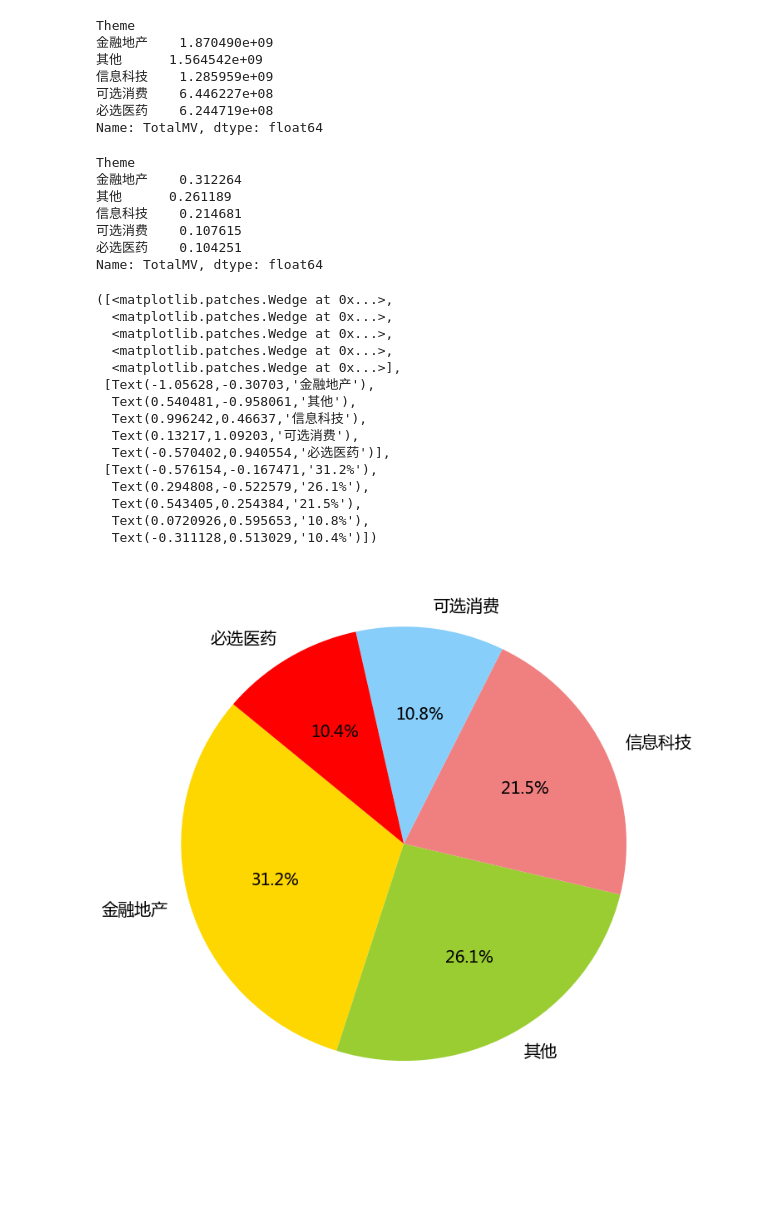
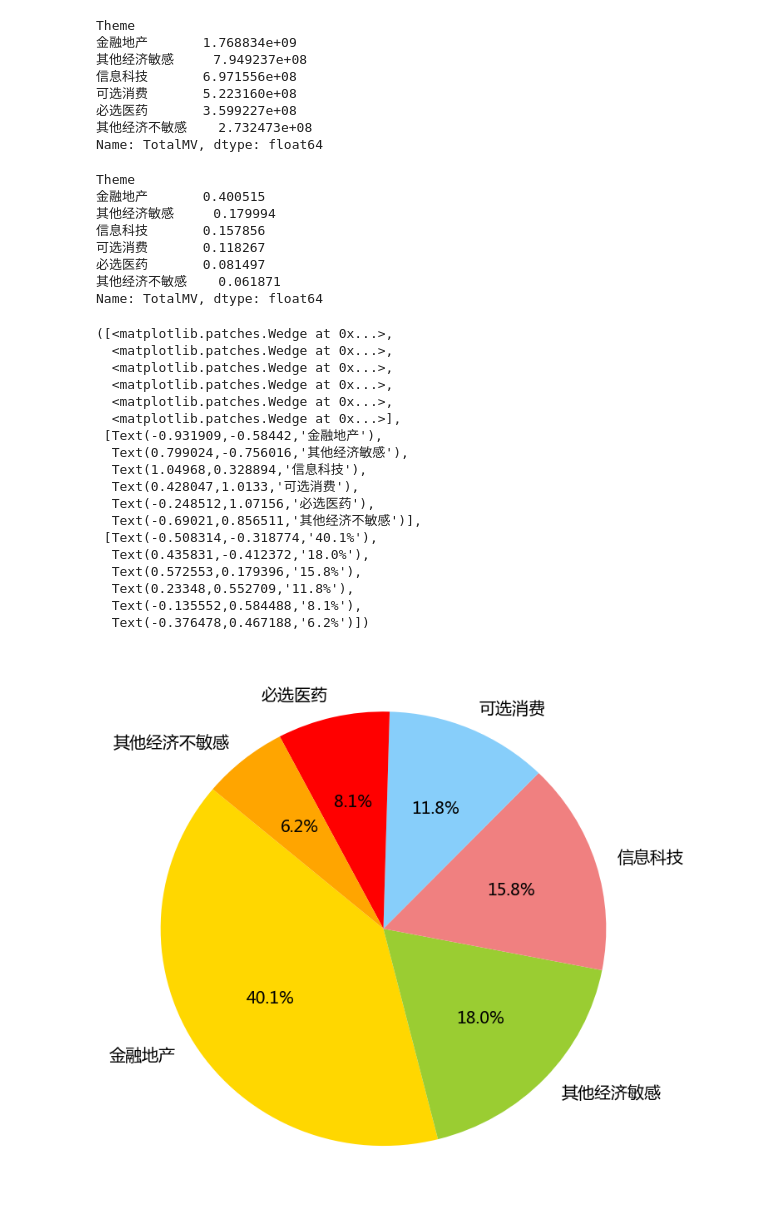
Before and after one commit to sharkwang/FOF-Manager, a Jupyter notebook: notebook/上市公司行业分类占比.ipynb, the cells around one changed output. Saved outputs shown, nothing was run; the diff lists cells and outputs as text; code cells hidden in the pictures; blank space fills up the shorter version.

```diff
--- a/notebook/上市公司行业分类占比.ipynb
+++ b/notebook/上市公司行业分类占比.ipynb
@@ -17,0 +18,2 @@ df.head()
+# %%
+df = df[df[u'是否中证800'] == u'是']
@@ -56,11 +62,12 @@ results = results.sort_values(ascending=False)
 results
 # %% [output]
 Theme
-金融地产    1.870490e+09
-其他      1.564542e+09
-信息科技    1.285959e+09
-可选消费    6.446227e+08
-必选医药    6.244719e+08
+金融地产       1.768834e+09
+其他经济敏感     7.949237e+08
+信息科技       6.971556e+08
+可选消费       5.223160e+08
+必选医药       3.599227e+08
+其他经济不敏感    2.732473e+08
 Name: TotalMV, dtype: float64
 # %%
 weight = results / results.sum()
@@ -68,34 +75,38 @@ weight = results / results.sum()
 weight
 # %% [output]
 Theme
-金融地产    0.312264
-其他      0.261189
-信息科技    0.214681
-可选消费    0.107615
-必选医药    0.104251
+金融地产       0.400515
+其他经济敏感     0.179994
+信息科技       0.157856
+可选消费       0.118267
+必选医药       0.081497
+其他经济不敏感    0.061871
 Name: TotalMV, dtype: float64
 # %%
 fig, ax = plt.subplots(figsize=(12, 12))
 
 labels = weight.index.tolist()
 sizes = weight.values
-colors = ['gold', 'yellowgreen', 'lightcoral', 'lightskyblue', 'red']
+colors = ['gold', 'yellowgreen', 'lightcoral', 'lightskyblue', 'red', 'orange']
 
 ax.pie(sizes, labels=labels, autopct='%1.1f%%', colors=colors, startangle=140, textprops={'fontsize': 20})
 # %% [output]
 ([<matplotlib.patches.Wedge at 0x...>,
   <matplotlib.patches.Wedge at 0x...>,
   <matplotlib.patches.Wedge at 0x...>,
   <matplotlib.patches.Wedge at 0x...>,
+  <matplotlib.patches.Wedge at 0x...>,
   <matplotlib.patches.Wedge at 0x...>],
- [Text(-1.05628,-0.30703,'金融地产'),
-  Text(0.540481,-0.958061,'其他'),
-  Text(0.996242,0.46637,'信息科技'),
-  Text(0.13217,1.09203,'可选消费'),
-  Text(-0.570402,0.940554,'必选医药')],
- [Text(-0.576154,-0.167471,'31.2%'),
-  Text(0.294808,-0.522579,'26.1%'),
-  Text(0.543405,0.254384,'21.5%'),
-  Text(0.0720926,0.595653,'10.8%'),
-  Text(-0.311128,0.513029,'10.4%')])
+ [Text(-0.931909,-0.58442,'金融地产'),
+  Text(0.799024,-0.756016,'其他经济敏感'),
+  Text(1.04968,0.328894,'信息科技'),
+  Text(0.428047,1.0133,'可选消费'),
+  Text(-0.248512,1.07156,'必选医药'),
+  Text(-0.69021,0.856511,'其他经济不敏感')],
+ [Text(-0.508314,-0.318774,'40.1%'),
+  Text(0.435831,-0.412372,'18.0%'),
+  Text(0.572553,0.179396,'15.8%'),
+  Text(0.23348,0.552709,'11.8%'),
+  Text(-0.135552,0.584488,'8.1%'),
+  Text(-0.376478,0.467188,'6.2%')])
-[figure, old version]
+[figure, new version]
```
Also changed, not shown: parts of 7 cells of this notebook, 5 other files.
